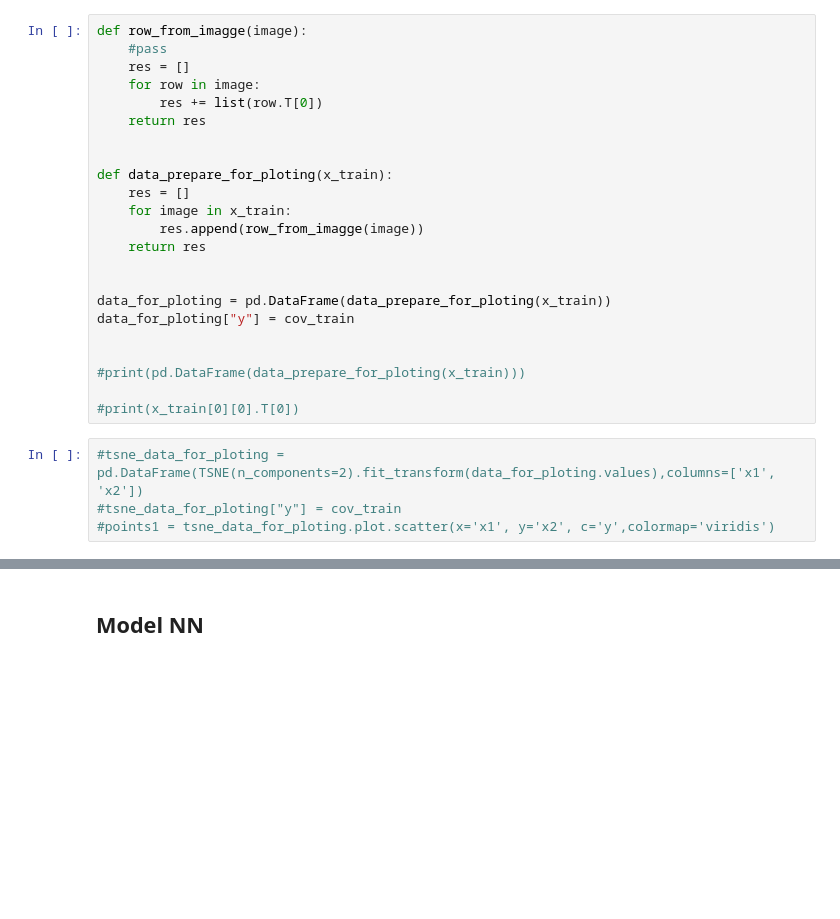
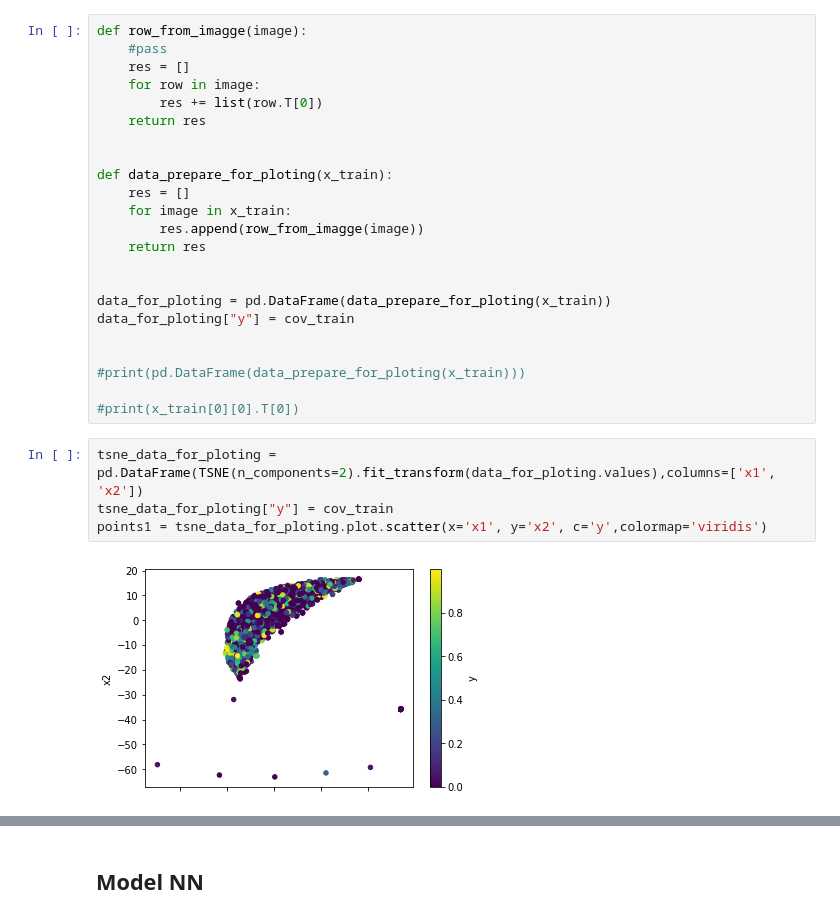
Before and after one commit to Sviatoslav2/ML_Pro, a Jupyter notebook: Main.ipynb, the cells around one changed output, grey strips where cells are left out. Saved outputs shown, nothing was run; the diff lists cells and outputs as text; blank space fills up the shorter version.

```diff
--- a/Main.ipynb
+++ b/Main.ipynb
@@ -142,7 +143,9 @@ data_for_ploting["y"] = cov_train
 
 #print(x_train[0][0].T[0])
 # %%
-#tsne_data_for_ploting = pd.DataFrame(TSNE(n_components=2).fit_transform(data_for_ploting.values),columns=['x1', 'x2'])
-#tsne_data_for_ploting["y"] = cov_train
-#points1 = tsne_data_for_ploting.plot.scatter(x='x1', y='x2', c='y',colormap='viridis')
+tsne_data_for_ploting = pd.DataFrame(TSNE(n_components=2).fit_transform(data_for_ploting.values),columns=['x1', 'x2'])
+tsne_data_for_ploting["y"] = cov_train
+points1 = tsne_data_for_ploting.plot.scatter(x='x1', y='x2', c='y',colormap='viridis')
+# %% [output]
+[figure, added]
 # %%
```
Also changed, not shown: parts of 6 cells of this notebook, 2 other files.
